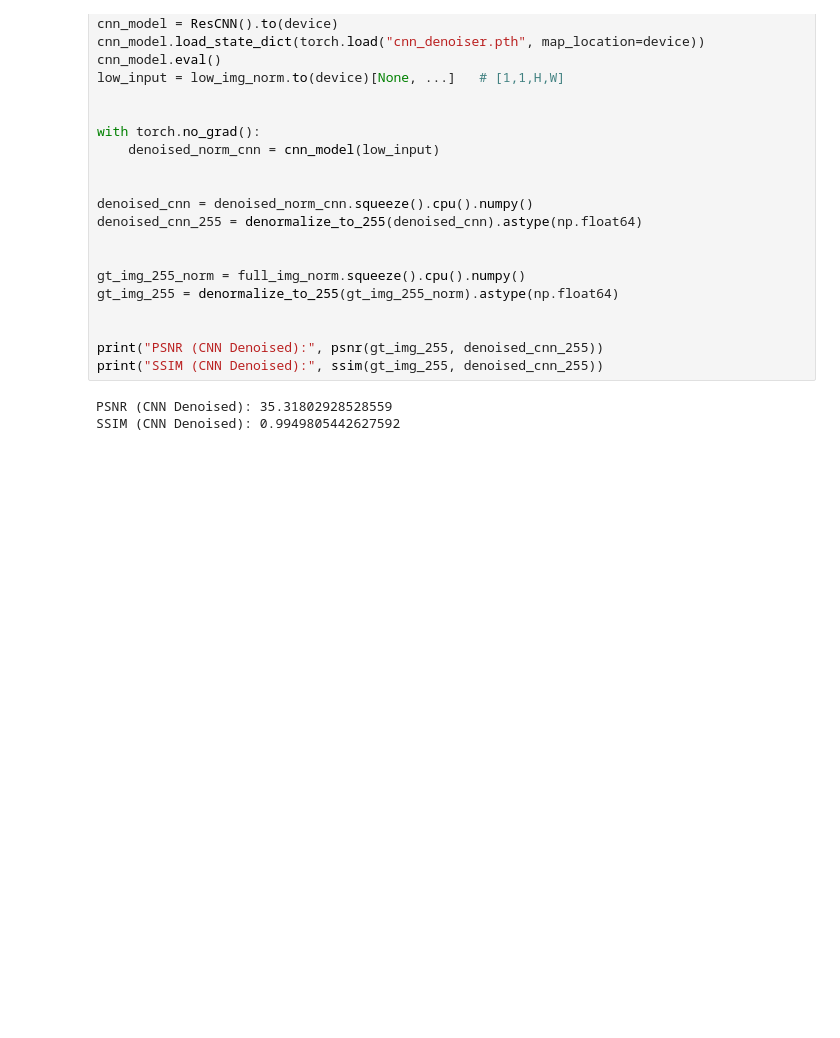
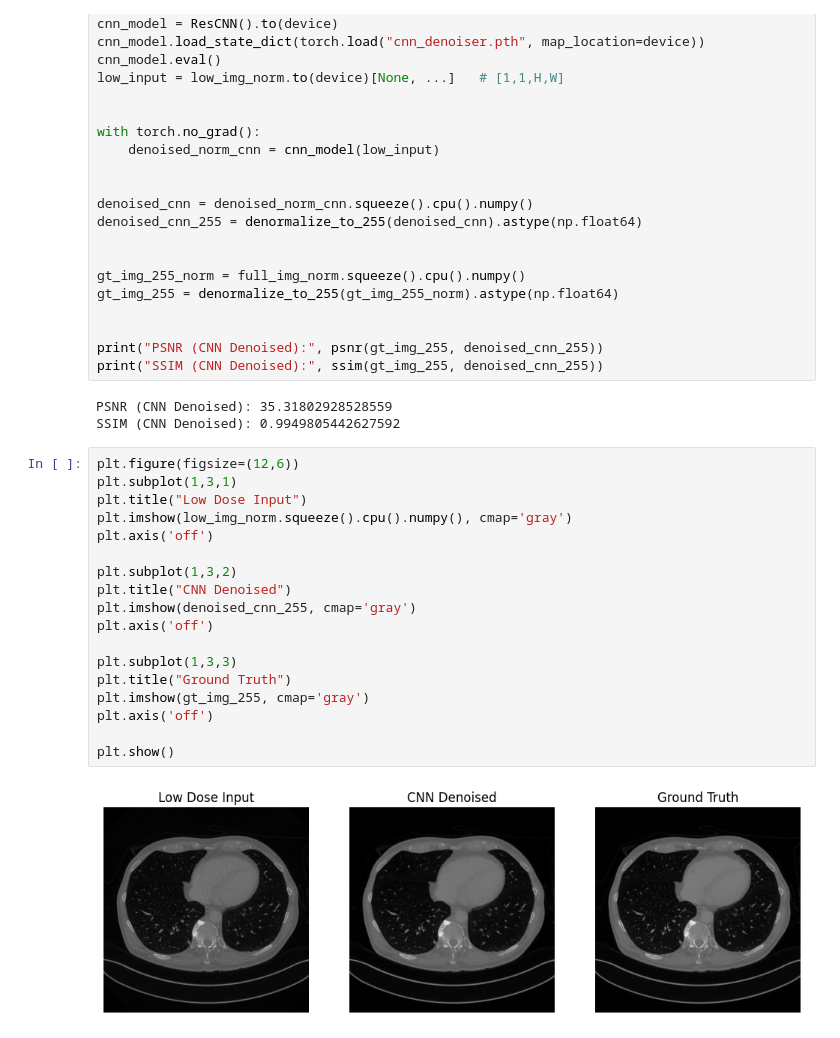
Before and after one commit to tseng097/cv5561-f25-team-diffusion, a Jupyter notebook: project.ipynb, the cells around one changed output. Drawn from its saved outputs; the diff is of its cells as text; blank space fills up the shorter version.

```diff
--- a/project.ipynb
+++ b/project.ipynb
@@ -968,3 +954,23 @@ print("SSIM (CNN Denoised):", ssim(gt_img_255, denoised_cnn_255))
 # %% [output]
 PSNR (CNN Denoised): 35.31802928528559
 SSIM (CNN Denoised): 0.9949805442627592
+# %%
+plt.figure(figsize=(12,6))
+plt.subplot(1,3,1)
+plt.title("Low Dose Input")
+plt.imshow(low_img_norm.squeeze().cpu().numpy(), cmap='gray')
+plt.axis('off')
+
+plt.subplot(1,3,2)
+plt.title("CNN Denoised")
+plt.imshow(denoised_cnn_255, cmap='gray')
+plt.axis('off')
+
+plt.subplot(1,3,3)
+plt.title("Ground Truth")
+plt.imshow(gt_img_255, cmap='gray')
+plt.axis('off')
+
+plt.show()
+# %% [output]
+[figure, added]
```
Also changed, not shown: parts of 8 cells of this notebook.
